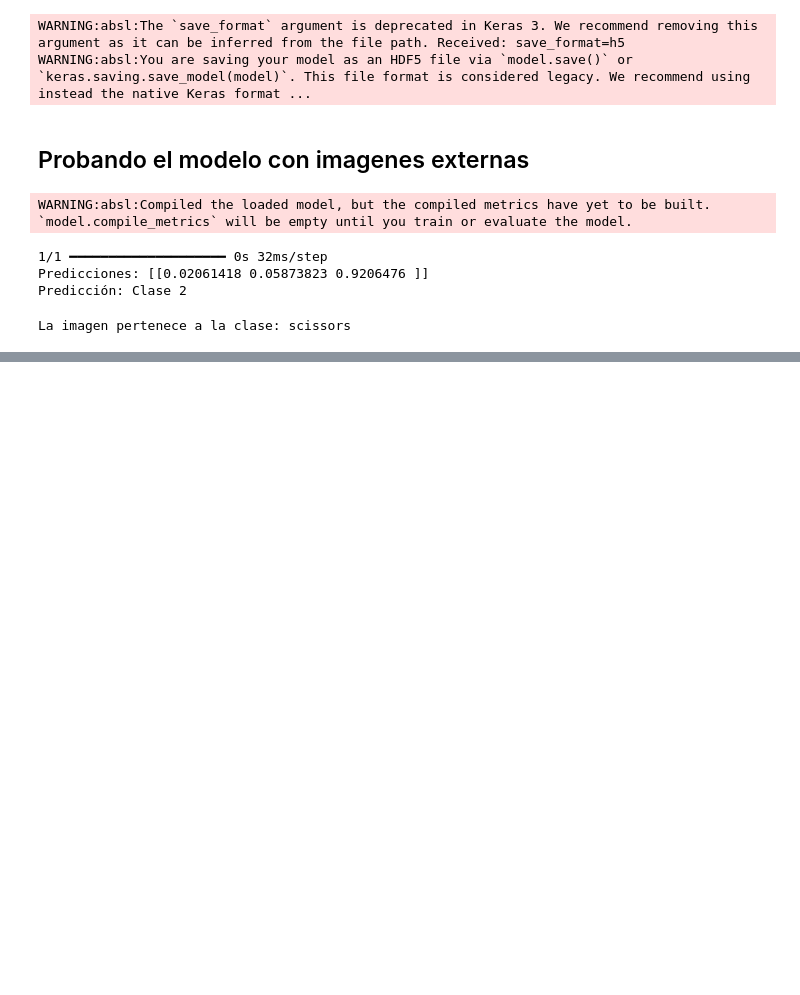
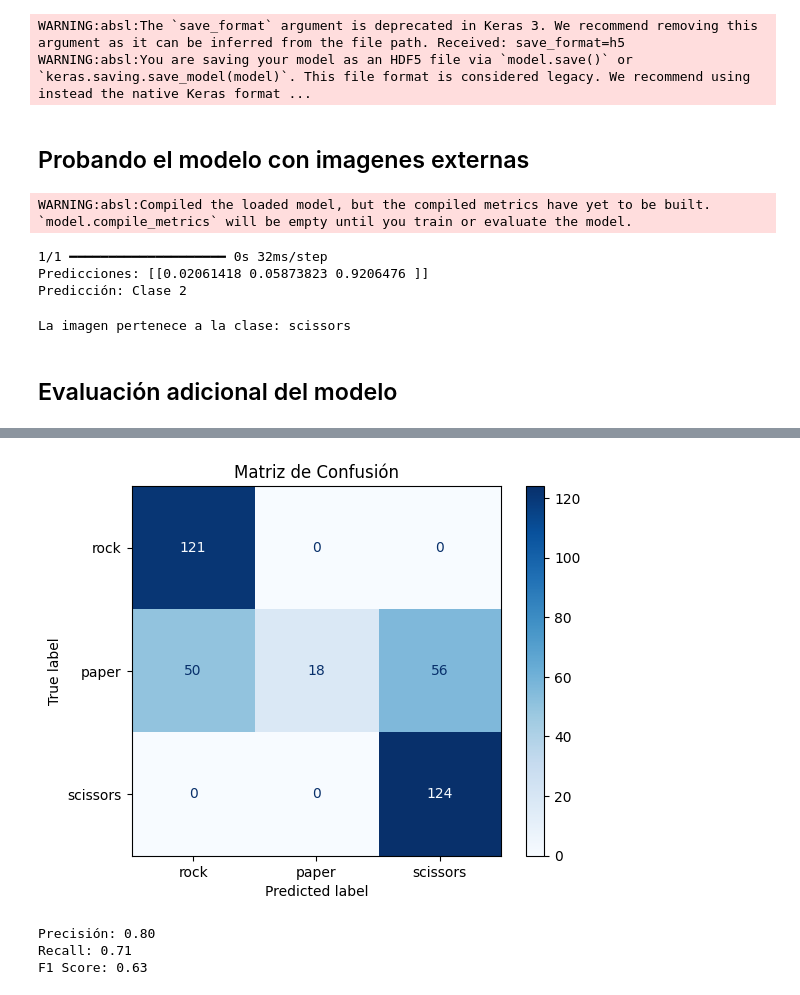
Before and after one commit to karimalisahili/proy1_ia_modelo, a Jupyter notebook: main.ipynb, the cells around one changed output, grey strips where cells are left out. Drawn from its saved outputs; the diff is of its cells as text; code cells hidden in the pictures; blank space fills up the shorter version.

Commit message:
metricas de calidad

```diff
--- a/main.ipynb
+++ b/main.ipynb
@@ -484,3 +484,29 @@ label_name = get_label_name(predicted_class)
 print(f'La imagen pertenece a la clase: {label_name}')
 # %% [output]
 La imagen pertenece a la clase: scissors
+# %% [markdown]
+## Evaluación adicional del modelo
+# %%
+from sklearn.metrics import confusion_matrix, ConfusionMatrixDisplay
+
+# Obtener predicciones y etiquetas reales
+true_labels = []
+predicted_labels = []
+
+for landmarks, label in test_shuffled:
+    predictions = model.predict(landmarks)
+    predicted_class = np.argmax(predictions, axis=1)
+    true_labels.extend(label.numpy())
+    predicted_labels.extend(predicted_class)
+
+# Generar matriz de confusión
+cm = confusion_matrix(true_labels, predicted_labels, labels=range(NUM_CLASSES))
+
+# Mostrar
+ConfusionMatrixDisplay(
+    confusion_matrix=cm,
+    display_labels=[get_label_name(i) for i in range(NUM_CLASSES)]
+).plot(cmap=plt.cm.Blues)
+plt.title('Matriz de Confusión')
+plt.show()
+# %% [output]
@@ -486,0 +526,16 @@ La imagen pertenece a la clase: scissors
+[figure, added]
+# %%
+from sklearn.metrics import precision_score, recall_score, f1_score
+
+# Calcular métricas
+precision = precision_score(true_labels, predicted_labels, average='weighted')
+recall = recall_score(true_labels, predicted_labels, average='weighted')
+f1 = f1_score(true_labels, predicted_labels, average='weighted')
+
+print(f'Precisión: {precision:.2f}')
+print(f'Recall: {recall:.2f}')
+print(f'F1 Score: {f1:.2f}')
+# %% [output]
+Precisión: 0.80
+Recall: 0.71
+F1 Score: 0.63
```
Also changed, not shown: parts of 1 cell of this notebook.
